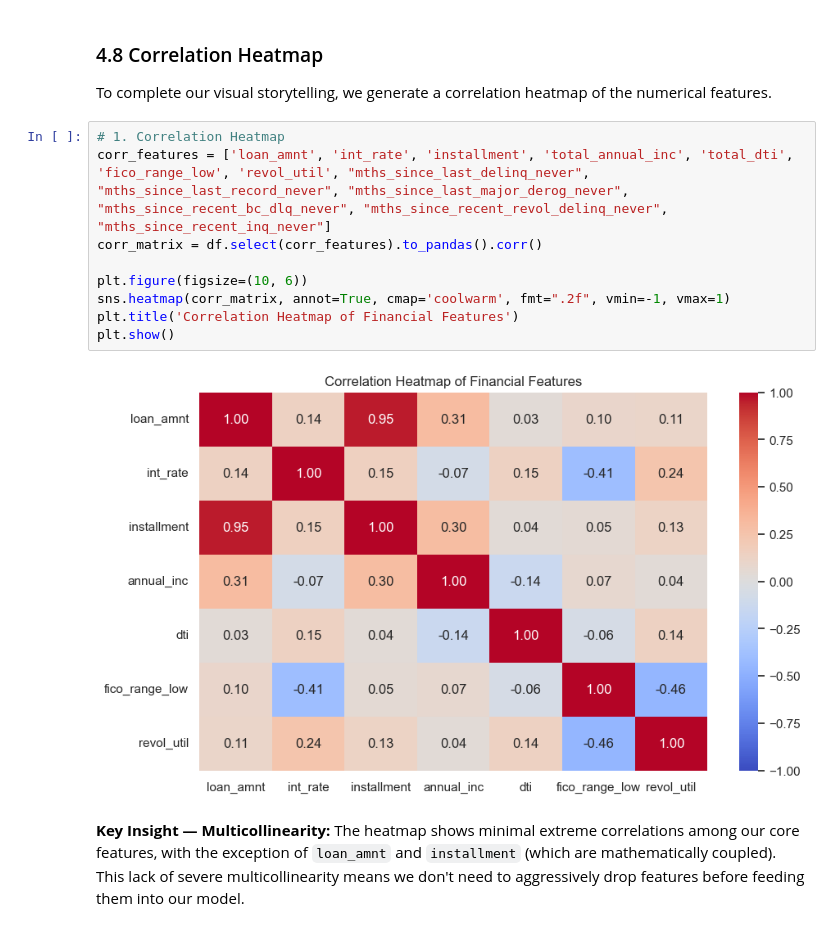
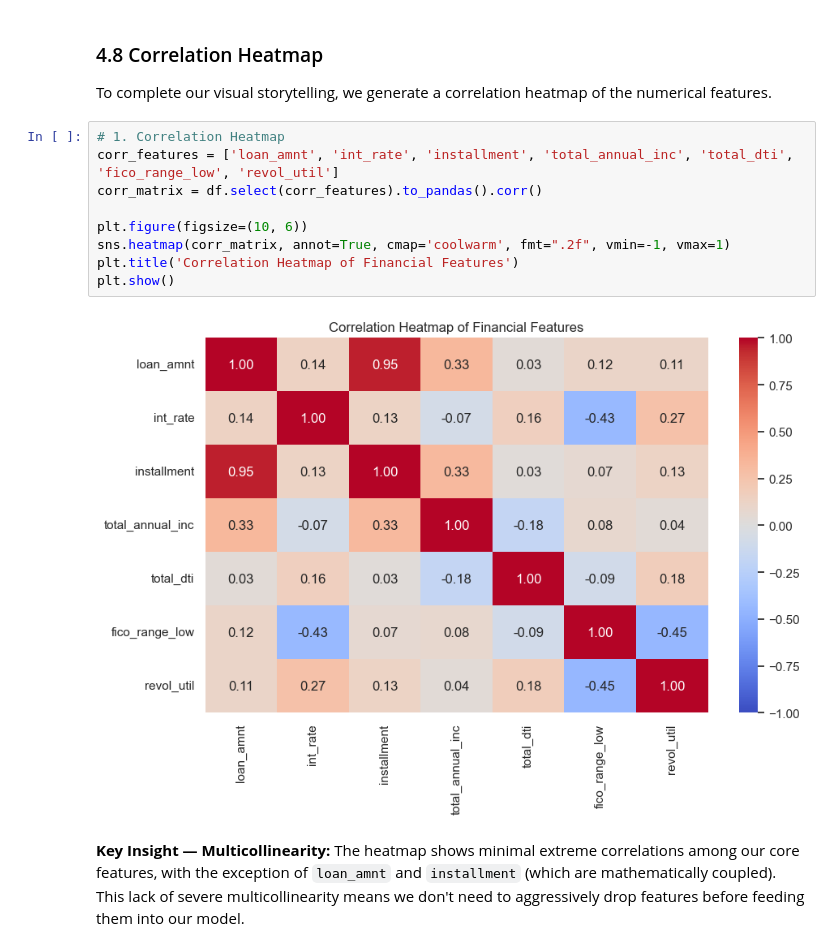
Before and after one commit to YonatanGafri/lending-club-mlops, a Jupyter notebook: Lending_Club_Project_Final.ipynb, the cells around one changed output. Saved outputs shown, nothing was run; the diff lists cells and outputs as text.

```diff
--- a/Lending_Club_Project_Final.ipynb
+++ b/Lending_Club_Project_Final.ipynb
@@ -754,15 +755,15 @@ Borrowers flagged as 'Anomalies' (-1) by the Isolation Forest have a notably dif
 To complete our visual storytelling, we generate a correlation heatmap of the numerical features.
 # %%
 # 1. Correlation Heatmap
-corr_features = ['loan_amnt', 'int_rate', 'installment', 'total_annual_inc', 'total_dti', 'fico_range_low', 'revol_util', "mths_since_last_delinq_never", "mths_since_last_record_never", "mths_since_last_major_derog_never", "mths_since_recent_bc_dlq_never", "mths_since_recent_revol_delinq_never", "mths_since_recent_inq_never"]
+corr_features = ['loan_amnt', 'int_rate', 'installment', 'total_annual_inc', 'total_dti', 'fico_range_low', 'revol_util']
 corr_matrix = df.select(corr_features).to_pandas().corr()
 
 plt.figure(figsize=(10, 6))
 sns.heatmap(corr_matrix, annot=True, cmap='coolwarm', fmt=".2f", vmin=-1, vmax=1)
 plt.title('Correlation Heatmap of Financial Features')
 plt.show()
 # %% [output]
-[figure, old version]
+[figure, new version]
 # %% [markdown]
 **Key Insight — Multicollinearity:**
 The heatmap shows minimal extreme correlations among our core features, with the exception of `loan_amnt` and `installment` (which are mathematically coupled). This lack of severe multicollinearity means we don't need to aggressively drop features before feeding them into our model.
```
Also changed, not shown: parts of 24 cells of this notebook, 20 other files.
